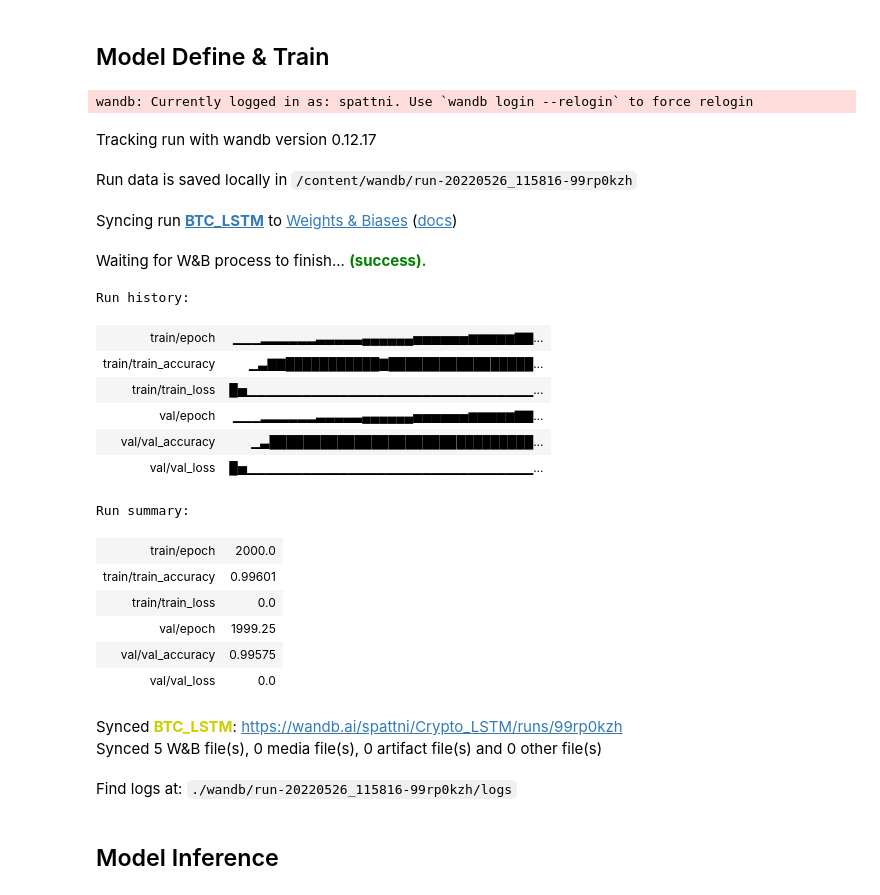
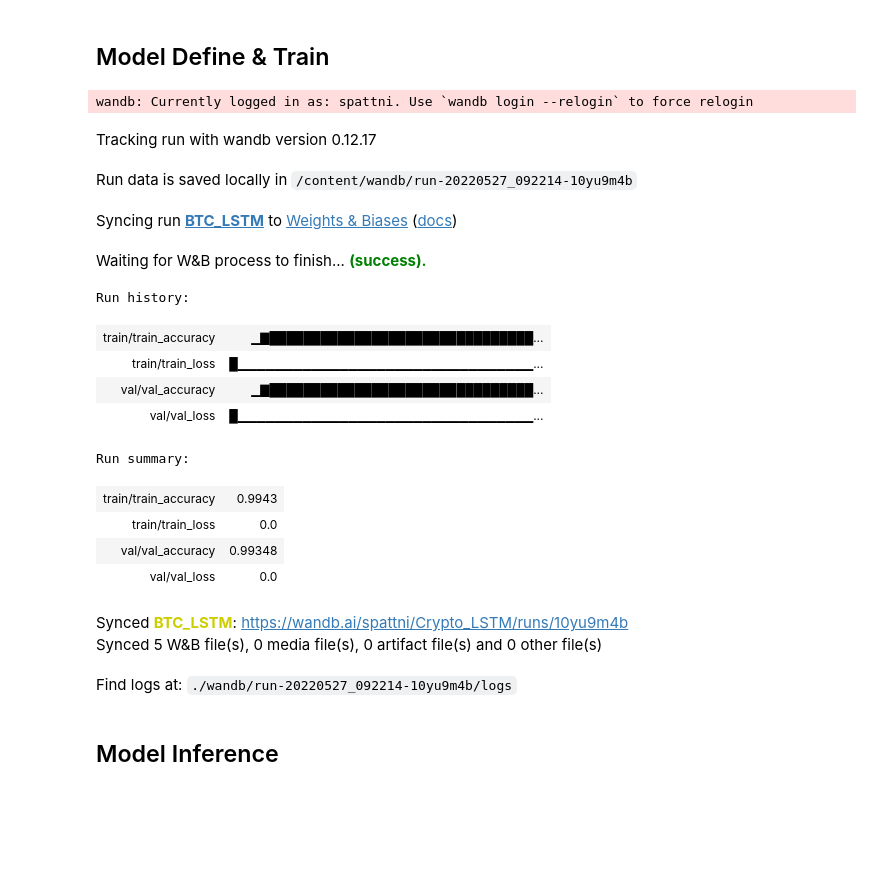
Before and after one commit to Sahil-Pattni/CryptoCurrency-Trader, a Jupyter notebook: src/LSTM.ipynb, the cells around one changed output. Saved outputs shown, nothing was run; the diff lists cells and outputs as text; code cells hidden in the pictures; blank space fills up the shorter version.

```diff
--- a/src/LSTM.ipynb
+++ b/src/LSTM.ipynb
@@ -85,7 +83,7 @@ y_all = y.reshape(y.shape[0], 1)
 Device set to cuda
 # %%
 # Initialize DataLoaders and move to `device`
-BATCH_SIZE = 2000
+BATCH_SIZE = 6000
 NUM_WORKERS = 2
 train_dl = DataLoader(
     CryptoDataset(X_train, y_train),
@@ -198,7 +196,6 @@ def train_model():
       # To Log to Weights & Biases
       train_metrics = {
           'train/train_loss': loss.item(),
-          'train/epoch': (step + 1 + (n_steps_per_epoch * epoch)) / n_steps_per_epoch,
           'train/train_accuracy': _acc
       }
 
@@ -207,50 +204,43 @@ def train_model():
       optimizer.step()
 
     lstm.eval() # Set state to inference
     with torch.no_grad():
       for step, (inputs, targets) in enumerate(validation_dl):
         # Move to `device` and convert to `float`
         inputs = inputs.to(device).float()
         targets = targets.to(device).float()
         yhat = lstm(inputs)
         loss = criterion(yhat, targets)
         _acc = calculate_accuracy(yhat, targets)
 
         # To Log to Weights & Biases
         val_metrics = {
           'val/val_loss': loss.item(),
-          'val/epoch': (step + 1 + (n_steps_per_epoch * epoch)) / n_steps_per_epoch,
           'val/val_accuracy': _acc
       }
 
     # Log
     wandb.log({**train_metrics, **val_metrics})
   wandb.finish()
   return lstm
 
 model = train_model()
-# count = 5
-# wandb.agent(sweep_id, function=train_model, count=count)
 # %% [output]
 wandb: Currently logged in as: spattni. Use `wandb login --relogin` to force relogin
 Tracking run with wandb version 0.12.17
-Run data is saved locally in /content/wandb/run-20220526_115816-99rp0kzh
+Run data is saved locally in /content/wandb/run-20220527_092214-10yu9m4b
 Syncing run BTC_LSTM to Weights & Biases (docs)
 Waiting for W&B process to finish... (success).
 Run history:
-| train/epoch | ▁▁▁▂▂▂▂▂▂▃▃▃▃▃▄▄▄▄▄▄▅▅▅▅▅▅▆▆▆▆▆▇▇... |
-| train/train_accuracy | ▁▃▇▇███████████▇█████████████████... |
-| train/train_loss | █▅▁▁▁▁▁▁▁▁▁▁▁▁▁▁▁▁▁▁▁▁▁▁▁▁▁▁▁▁▁▁▁... |
-| val/epoch | ▁▁▁▂▂▂▂▂▂▃▃▃▃▃▄▄▄▄▄▄▅▅▅▅▅▅▆▆▆▆▆▇▇... |
-| val/val_accuracy | ▁▃███████████████████████████████... |
-| val/val_loss | █▅▁▁▁▁▁▁▁▁▁▁▁▁▁▁▁▁▁▁▁▁▁▁▁▁▁▁▁▁▁▁▁... |
+| train/train_accuracy | ▁▇███████████████████████████████... |
+| train/train_loss | █▁▁▁▁▁▁▁▁▁▁▁▁▁▁▁▁▁▁▁▁▁▁▁▁▁▁▁▁▁▁▁▁... |
+| val/val_accuracy | ▁▇███████████████████████████████... |
+| val/val_loss | █▁▁▁▁▁▁▁▁▁▁▁▁▁▁▁▁▁▁▁▁▁▁▁▁▁▁▁▁▁▁▁▁... |
 Run summary:
-| train/epoch | 2000.0 |
-| train/train_accuracy | 0.99601 |
+| train/train_accuracy | 0.9943 |
 | train/train_loss | 0.0 |
-| val/epoch | 1999.25 |
-| val/val_accuracy | 0.99575 |
+| val/val_accuracy | 0.99348 |
 | val/val_loss | 0.0 |
-Synced BTC_LSTM: https://wandb.ai/spattni/Crypto_LSTM/runs/99rp0kzh
+Synced BTC_LSTM: https://wandb.ai/spattni/Crypto_LSTM/runs/10yu9m4b
 Synced 5 W&B file(s), 0 media file(s), 0 artifact file(s) and 0 other file(s)
-Find logs at: ./wandb/run-20220526_115816-99rp0kzh/logs
+Find logs at: ./wandb/run-20220527_092214-10yu9m4b/logs
```
Also changed, not shown: parts of 6 cells of this notebook.
